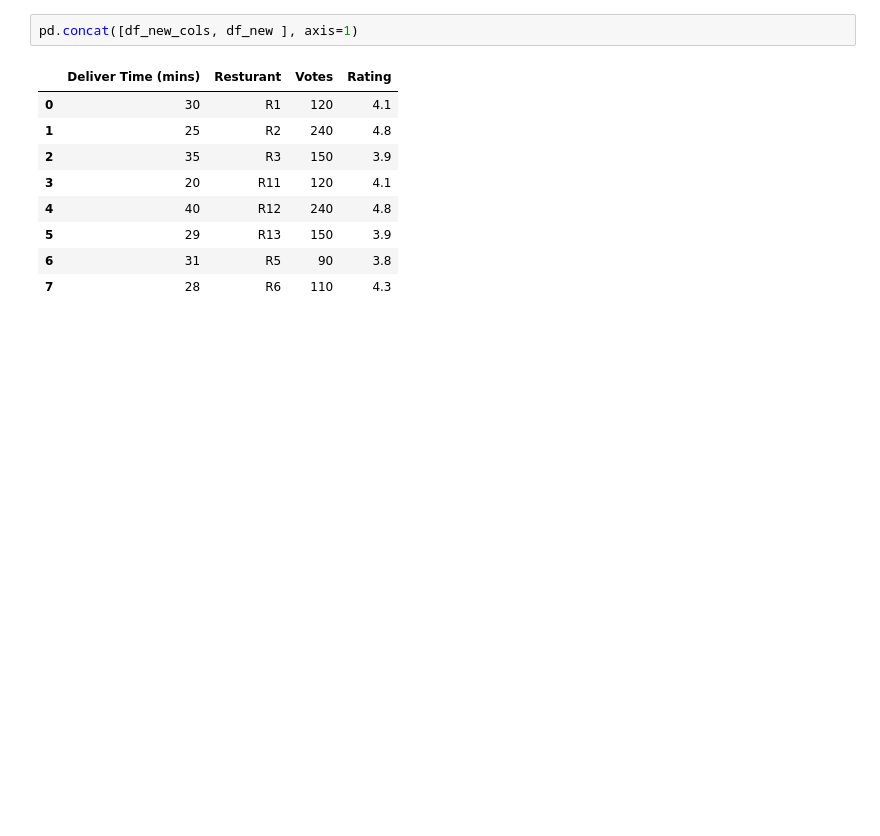
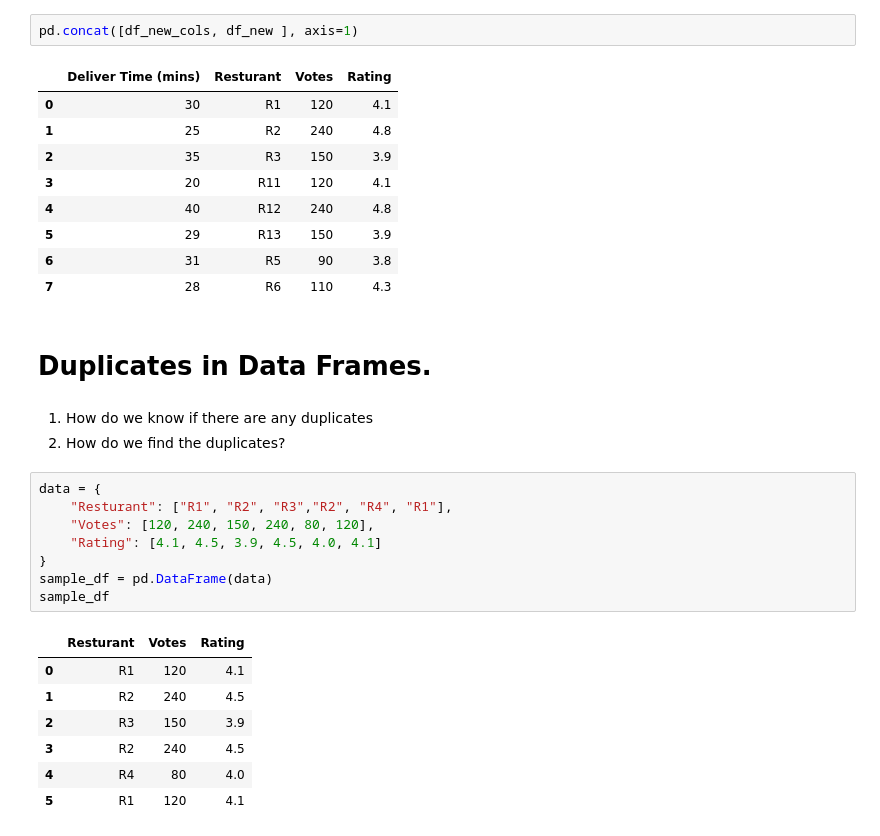
Before and after one commit to ANILNbc2/ScalerAIMLCourse, a Jupyter notebook: Module02Day05Notes.ipynb, the cells around one changed output. Drawn from its saved outputs; the diff is of its cells as text; blank space fills up the shorter version.

```diff
--- a/Module02Day05Notes.ipynb
+++ b/Module02Day05Notes.ipynb
@@ -431,3 +431,24 @@ pd.concat([df_new_cols, df_new ], axis=1)
 | 5 | 29 | R13 | 150 | 3.9 |
 | 6 | 31 | R5 | 90 | 3.8 |
 | 7 | 28 | R6 | 110 | 4.3 |
+# %% [markdown]
+# Duplicates in Data Frames.
+# %% [markdown]
+1. How do we know if there are any duplicates
+2. How do we find the duplicates?
+# %%
+data = {
+    "Resturant": ["R1", "R2", "R3","R2", "R4", "R1"],
+    "Votes": [120, 240, 150, 240, 80, 120],
+    "Rating": [4.1, 4.5, 3.9, 4.5, 4.0, 4.1]
+}
+sample_df = pd.DataFrame(data)
+sample_df
+# %% [output]
+|  | Resturant | Votes | Rating |
+| 0 | R1 | 120 | 4.1 |
+| 1 | R2 | 240 | 4.5 |
+| 2 | R3 | 150 | 3.9 |
+| 3 | R2 | 240 | 4.5 |
+| 4 | R4 | 80 | 4.0 |
+| 5 | R1 | 120 | 4.1 |
```
Also changed, not shown: parts of 23 cells of this notebook.
